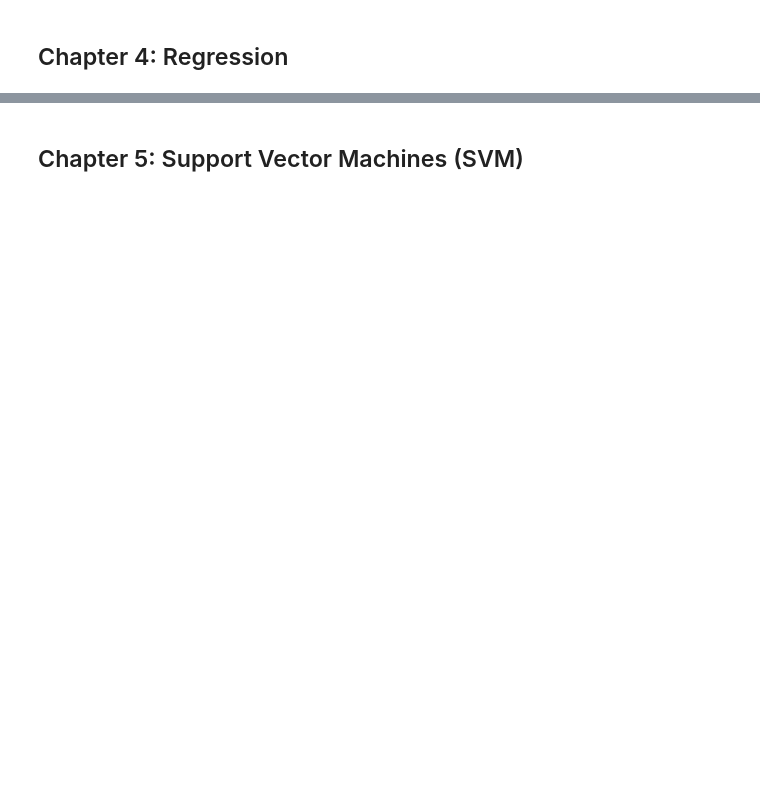
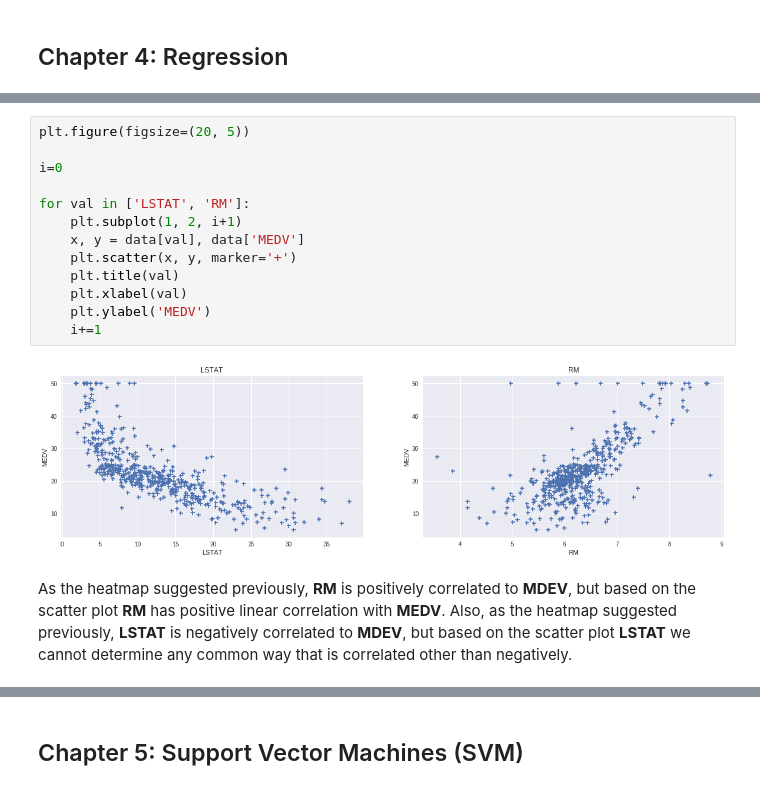
Before and after one commit to MS1227/SSE692, a Jupyter notebook: SSE692-Project2/Final/Project2_Foster_Kenton_Schnider.ipynb, the cells around one changed output, grey strips where cells are left out. Saved outputs shown, nothing was run; the diff lists cells and outputs as text; blank space fills up the shorter version.

```diff
--- a/SSE692-Project2/Final/Project2_Foster_Kenton_Schnider.ipynb
+++ b/SSE692-Project2/Final/Project2_Foster_Kenton_Schnider.ipynb
@@ -110,0 +266,17 @@ Jake, Jonathan, Matt will be a team for both Project 2 and Project 3. Before the
+# %%
+plt.figure(figsize=(20, 5))
+
+i=0
+
+for val in ['LSTAT', 'RM']:
+    plt.subplot(1, 2, i+1)
+    x, y = data[val], data['MEDV']
+    plt.scatter(x, y, marker='+')
+    plt.title(val)
+    plt.xlabel(val)
+    plt.ylabel('MEDV')
+    i+=1
+# %% [output]
+[figure, added]
+# %% [markdown]
+As the heatmap suggested previously, **RM** is positively correlated to **MDEV**, but based on the scatter plot **RM** has positive linear correlation with **MEDV**. Also, as the heatmap suggested previously, **LSTAT** is negatively correlated to **MDEV**, but based on the scatter plot **LSTAT** we cannot determine any common way that is correlated other than negatively.
```
Also changed, not shown: parts of 77 cells of this notebook, 1 other file.
